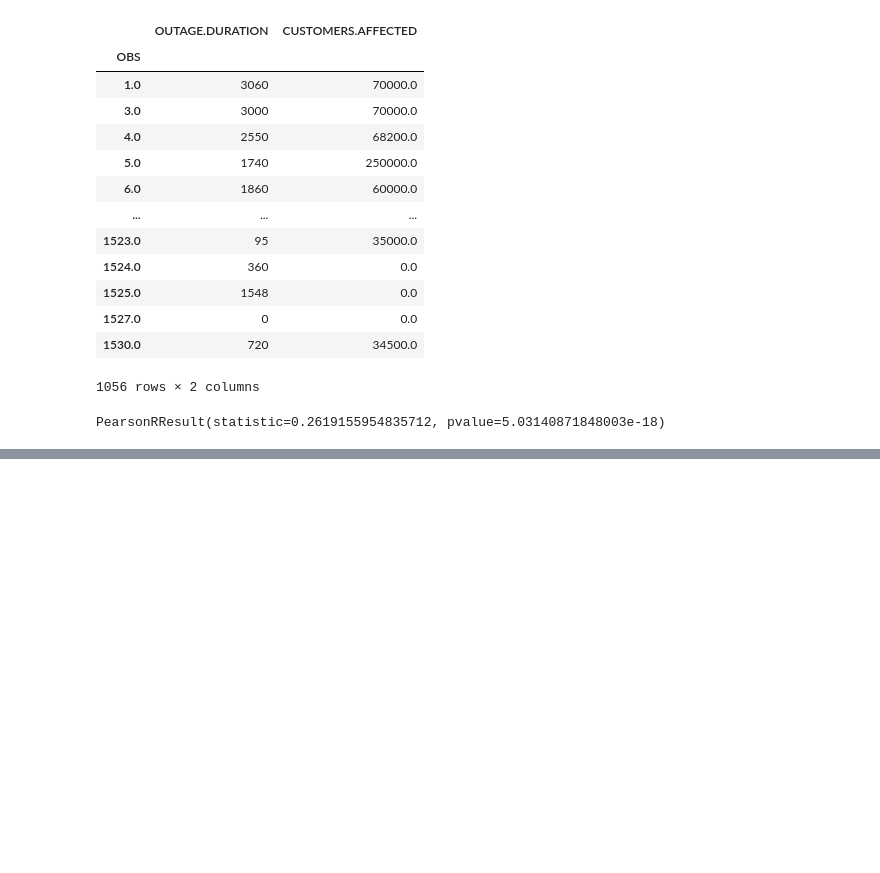
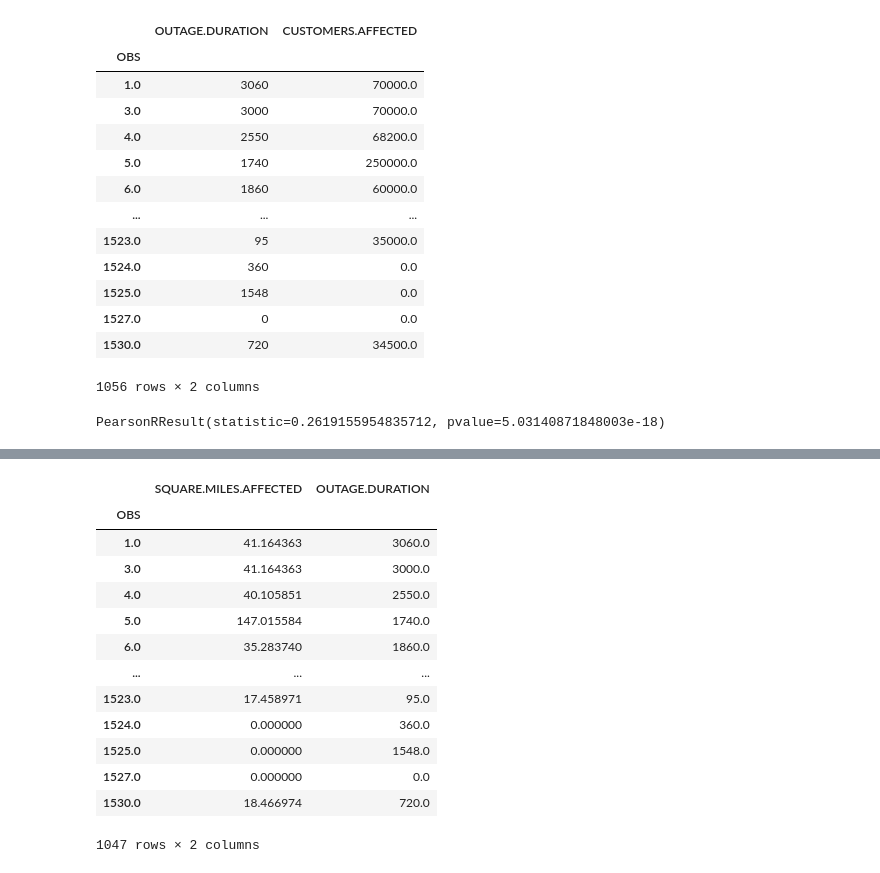
Before and after one commit to tomok59/power_outages, a Jupyter notebook: template.ipynb, the cells around one changed output, grey strips where cells are left out. Saved outputs shown, nothing was run; the diff lists cells and outputs as text; code cells hidden in the pictures; blank space fills up the shorter version.

```diff
--- a/template.ipynb
+++ b/template.ipynb
@@ -336 +353,21 @@ df_num_drop = numeric_df[['TOTAL.PRICE','OUTAGE.DURATION']].dropna()
+# %%
+numeric_df = df.select_dtypes(include='number')
+numeric_df = numeric_df[['SQUARE.MILES.AFFECTED', 'OUTAGE.DURATION']]
+df_num_drop = numeric_df[['SQUARE.MILES.AFFECTED', 'OUTAGE.DURATION']].dropna()
+df_num_drop
+# %% [output]
+|  | SQUARE.MILES.AFFECTED | OUTAGE.DURATION |
+| OBS |  |  |
+| 1.0 | 41.164363 | 3060.0 |
+| 3.0 | 41.164363 | 3000.0 |
+| 4.0 | 40.105851 | 2550.0 |
+| 5.0 | 147.015584 | 1740.0 |
+| 6.0 | 35.283740 | 1860.0 |
+| ... | ... | ... |
+| 1523.0 | 17.458971 | 95.0 |
+| 1524.0 | 0.000000 | 360.0 |
+| 1525.0 | 0.000000 | 1548.0 |
+| 1527.0 | 0.000000 | 0.0 |
+| 1530.0 | 18.466974 | 720.0 |
+1047 rows × 2 columns
 # %%
```
Also changed, not shown: parts of 12 cells of this notebook.
